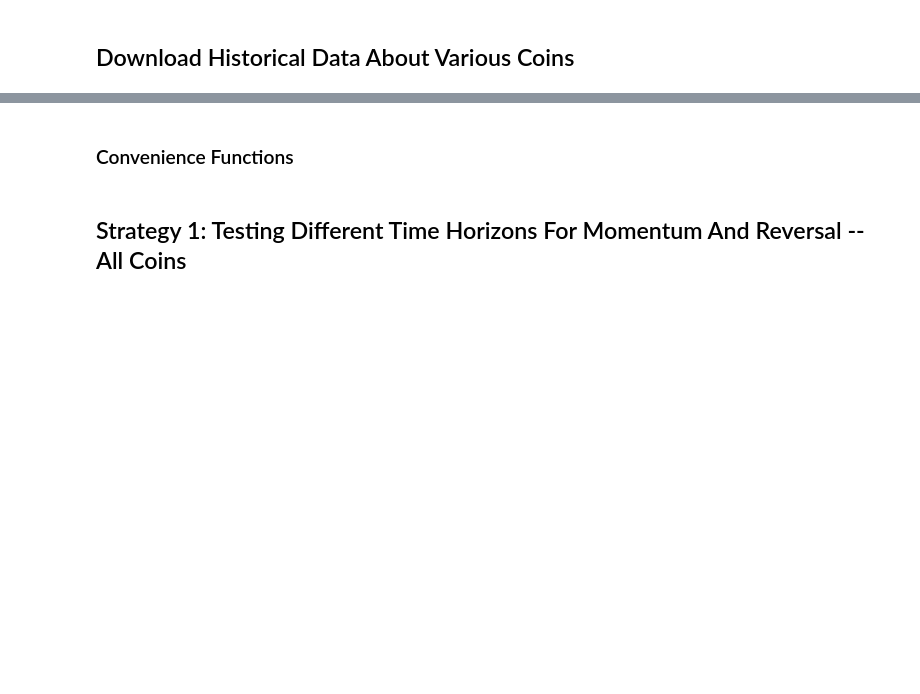
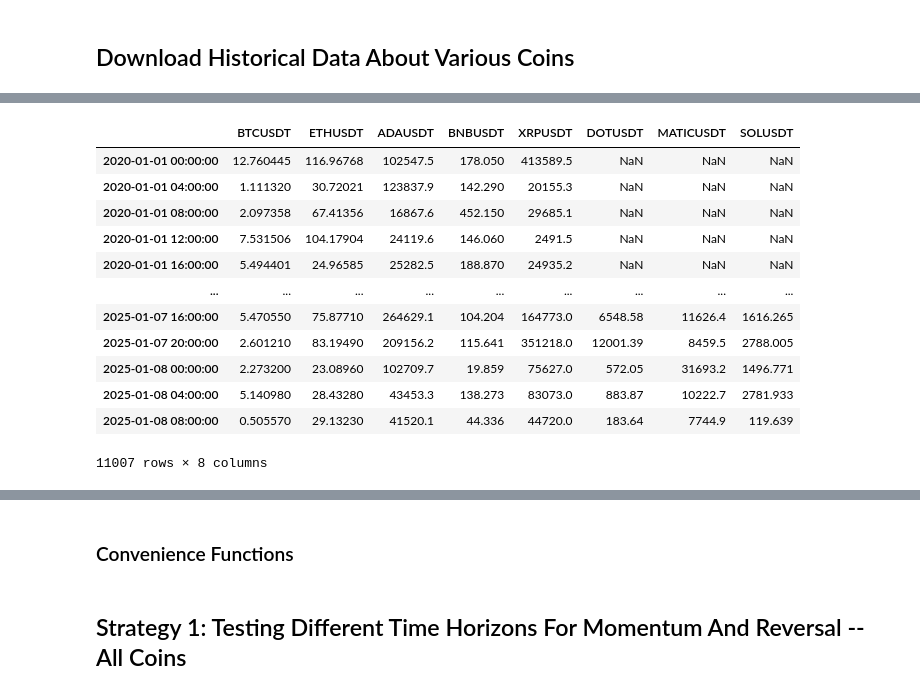
Before and after one commit to wbchristerson/jn-learning, a Jupyter notebook: cryptocurrency_stat_arb.ipynb, the cells around one changed output, grey strips where cells are left out. Cells and saved outputs as stored; diff of their text form; code cells hidden in the pictures; blank space fills up the shorter version.

```diff
--- a/cryptocurrency_stat_arb.ipynb
+++ b/cryptocurrency_stat_arb.ipynb
@@ -105,3 +105,26 @@ px_df
+# %%
+volume_dict = dict()
+
+for coin in px_data:
+    volume_dict[coin] = px_data[coin]["volume"]
+
+volume_df = pd.DataFrame(volume_dict).astype(float)
+volume_df = volume_df.reindex(pd.date_range(volume_df.index[0], volume_df.index[-1], freq='4h'))
+volume_df
+# %% [output]
+|  | BTCUSDT | ETHUSDT | ADAUSDT | BNBUSDT | XRPUSDT | DOTUSDT | MATICUSDT | SOLUSDT |
+| 2020-01-01 00:00:00 | 12.760445 | 116.96768 | 102547.5 | 178.050 | 413589.5 | NaN | NaN | NaN |
+| 2020-01-01 04:00:00 | 1.111320 | 30.72021 | 123837.9 | 142.290 | 20155.3 | NaN | NaN | NaN |
+| 2020-01-01 08:00:00 | 2.097358 | 67.41356 | 16867.6 | 452.150 | 29685.1 | NaN | NaN | NaN |
+| 2020-01-01 12:00:00 | 7.531506 | 104.17904 | 24119.6 | 146.060 | 2491.5 | NaN | NaN | NaN |
+| 2020-01-01 16:00:00 | 5.494401 | 24.96585 | 25282.5 | 188.870 | 24935.2 | NaN | NaN | NaN |
+| ... | ... | ... | ... | ... | ... | ... | ... | ... |
+| 2025-01-07 16:00:00 | 5.470550 | 75.87710 | 264629.1 | 104.204 | 164773.0 | 6548.58 | 11626.4 | 1616.265 |
+| 2025-01-07 20:00:00 | 2.601210 | 83.19490 | 209156.2 | 115.641 | 351218.0 | 12001.39 | 8459.5 | 2788.005 |
+| 2025-01-08 00:00:00 | 2.273200 | 23.08960 | 102709.7 | 19.859 | 75627.0 | 572.05 | 31693.2 | 1496.771 |
+| 2025-01-08 04:00:00 | 5.140980 | 28.43280 | 43453.3 | 138.273 | 83073.0 | 883.87 | 10222.7 | 2781.933 |
+| 2025-01-08 08:00:00 | 0.505570 | 29.13230 | 41520.1 | 44.336 | 44720.0 | 183.64 | 7744.9 | 119.639 |
+11007 rows × 8 columns
 # %%
 ret = px_df / px_df.shift() - 1
 ret
```
Also changed, not shown: parts of 41 cells of this notebook.
